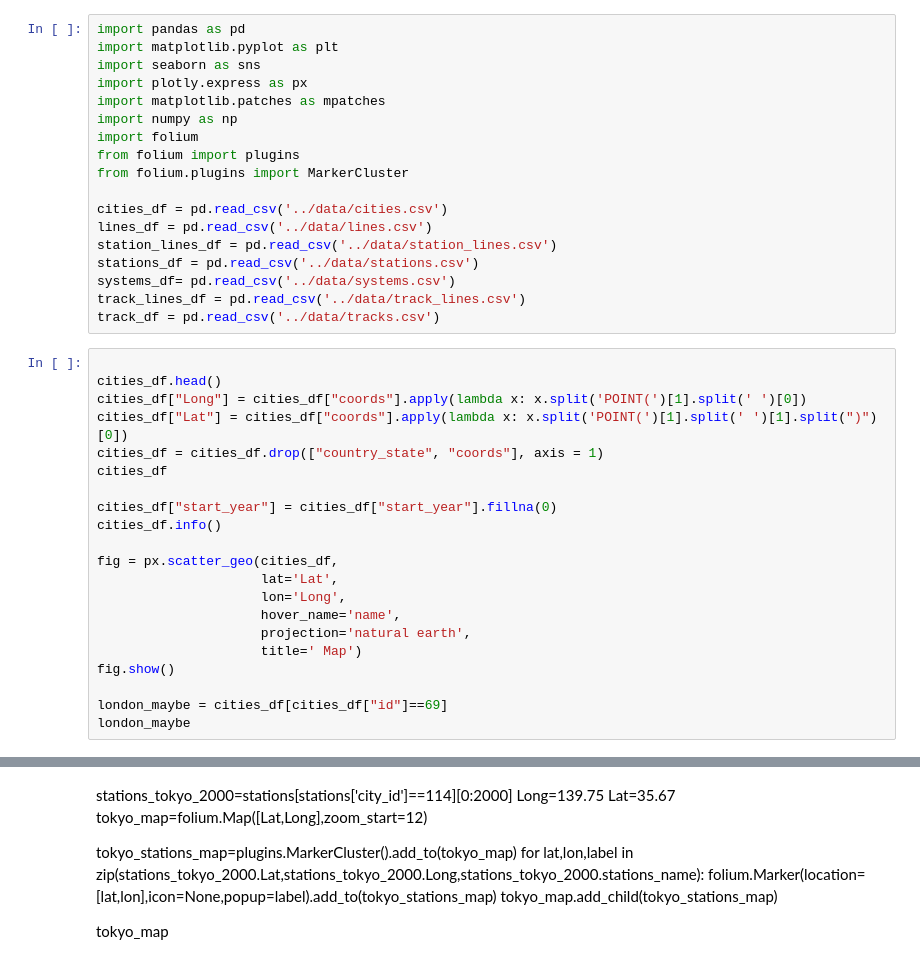
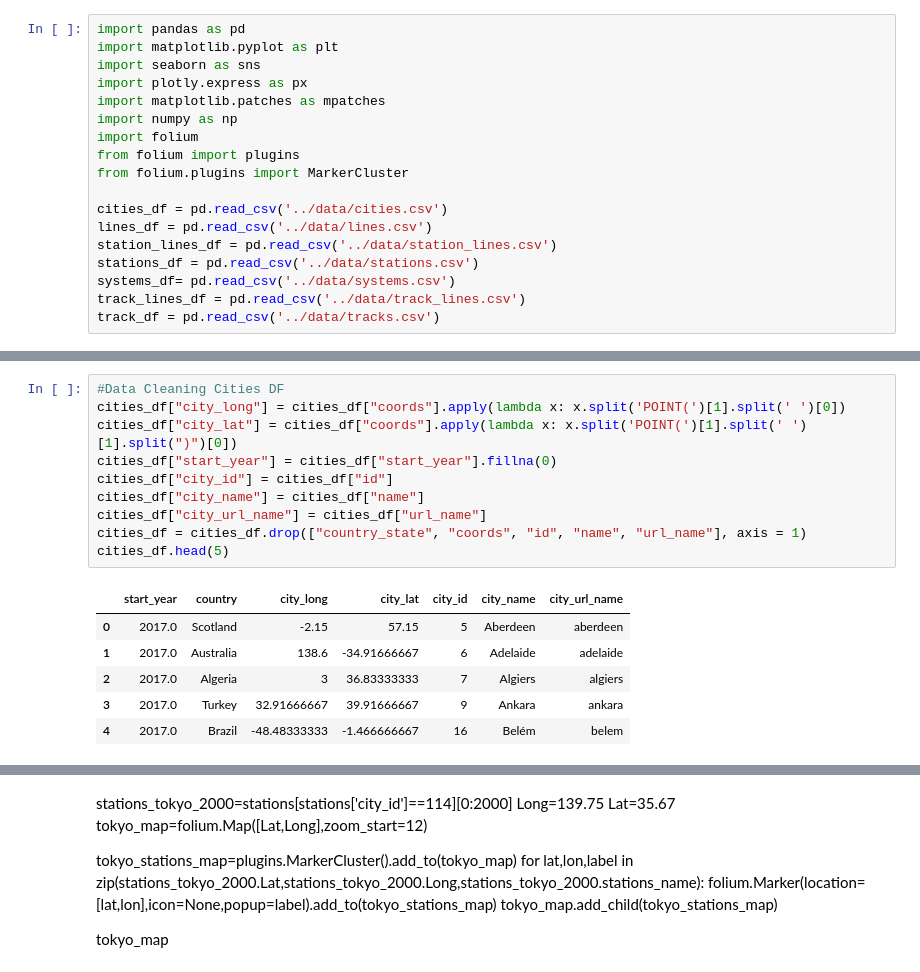
Before and after one commit to shifflettmb-1/transit_of_the_world_exploration, a Jupyter notebook: notebooks/Matthew_scratch.ipynb, the cells around one changed output, grey strips where cells are left out. Cells and saved outputs as stored; diff of their text form.

```diff
--- a/notebooks/Matthew_scratch.ipynb
+++ b/notebooks/Matthew_scratch.ipynb
@@ -16,24 +16,3 @@ stations_df = pd.read_csv('../data/stations.csv')
 systems_df= pd.read_csv('../data/systems.csv')
 track_lines_df = pd.read_csv('../data/track_lines.csv')
 track_df = pd.read_csv('../data/tracks.csv')
-# %%
-
-cities_df.head()
-cities_df["Long"] = cities_df["coords"].apply(lambda x: x.split('POINT(')[1].split(' ')[0])
-cities_df["Lat"] = cities_df["coords"].apply(lambda x: x.split('POINT(')[1].split(' ')[1].split(")")[0])
-cities_df = cities_df.drop(["country_state", "coords"], axis = 1)
-cities_df
-
-cities_df["start_year"] = cities_df["start_year"].fillna(0)
-cities_df.info()
-
-fig = px.scatter_geo(cities_df,
-                     lat='Lat',
-                     lon='Long',
-                     hover_name='name',
-                     projection='natural earth',
-                     title=' Map')
-fig.show()
-
-london_maybe = cities_df[cities_df["id"]==69]
-london_maybe
@@ -115,0 +19,17 @@ memory usage: 761.5+ KB
+# %%
+#Data Cleaning Cities DF
+cities_df["city_long"] = cities_df["coords"].apply(lambda x: x.split('POINT(')[1].split(' ')[0])
+cities_df["city_lat"] = cities_df["coords"].apply(lambda x: x.split('POINT(')[1].split(' ')[1].split(")")[0])
+cities_df["start_year"] = cities_df["start_year"].fillna(0)
+cities_df["city_id"] = cities_df["id"]
+cities_df["city_name"] = cities_df["name"]
+cities_df["city_url_name"] = cities_df["url_name"]
+cities_df = cities_df.drop(["country_state", "coords", "id", "name", "url_name"], axis = 1)
+cities_df.head(5)
+# %% [output]
+|  | start_year | country | city_long | city_lat | city_id | city_name | city_url_name |
+| 0 | 2017.0 | Scotland | -2.15 | 57.15 | 5 | Aberdeen | aberdeen |
+| 1 | 2017.0 | Australia | 138.6 | -34.91666667 | 6 | Adelaide | adelaide |
+| 2 | 2017.0 | Algeria | 3 | 36.83333333 | 7 | Algiers | algiers |
+| 3 | 2017.0 | Turkey | 32.91666667 | 39.91666667 | 9 | Ankara | ankara |
+| 4 | 2017.0 | Brazil | -48.48333333 | -1.466666667 | 16 | Belém | belem |
```
Also changed, not shown: parts of 12 cells of this notebook.
